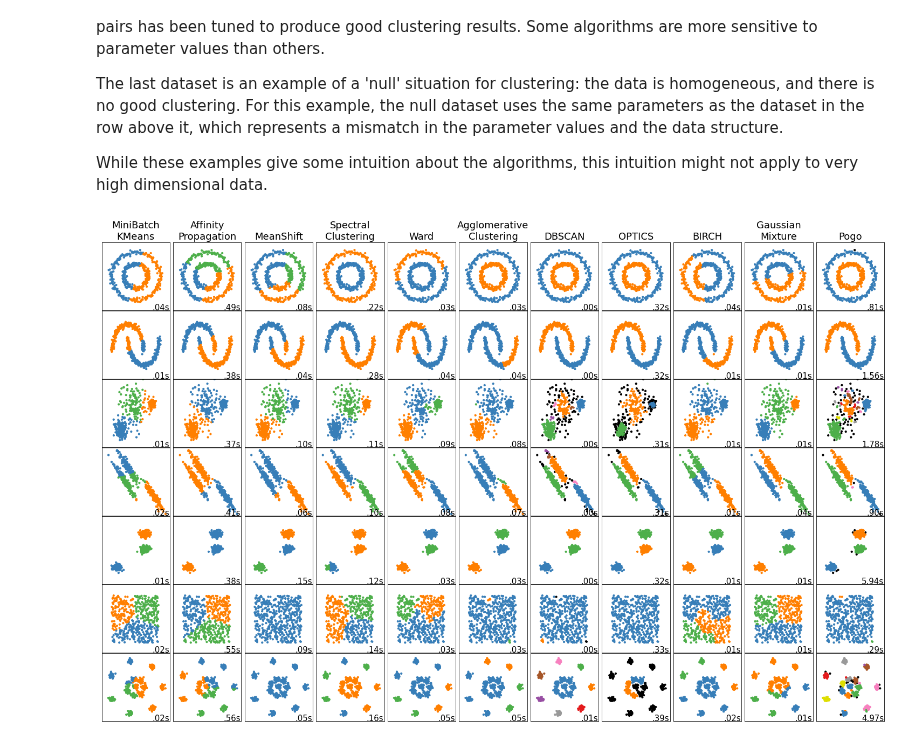
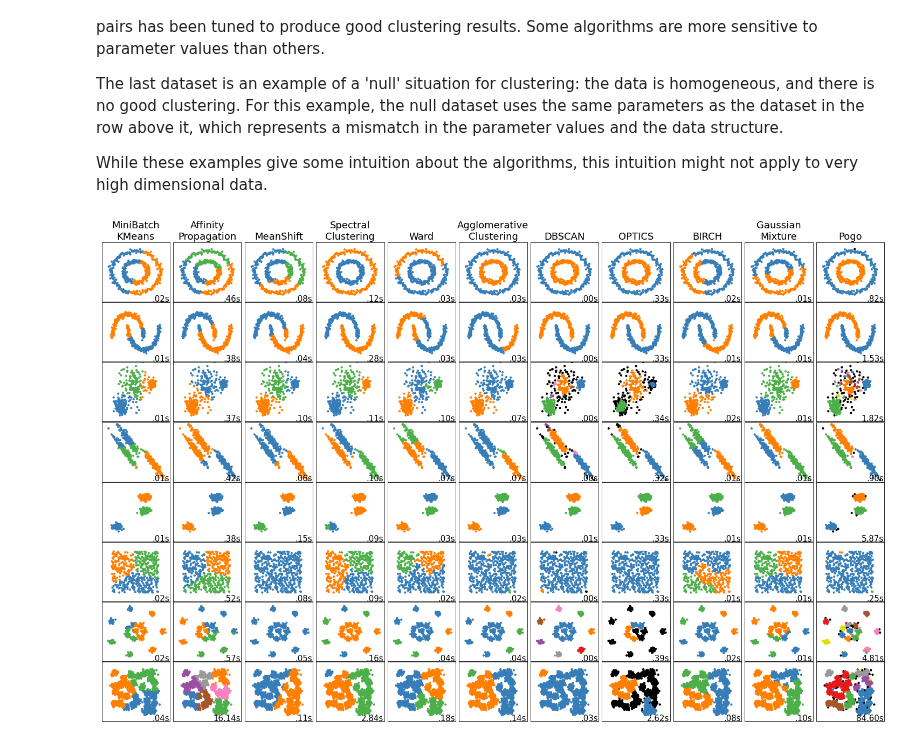
Before and after one commit to gabrielkassjohnson/parameter-free-topological-clustering, a Jupyter notebook: plot_cluster_comparison.ipynb, the cells around one changed output. Cells and saved outputs as stored; diff of their text form; code cells hidden in the pictures.

```diff
--- a/plot_cluster_comparison.ipynb
+++ b/plot_cluster_comparison.ipynb
@@ -146,8 +146,8 @@ datasets = [
     ),
     (blobs, {"min_samples": 7, "xi": 0.1, "min_cluster_size": 0.2,}),
     (no_structure, {}),
-    #(D31, {}),
     (R15, {}),
+    (D31, {}),
 
 ]
 
@@ -262,31 +262,31 @@ for i_dataset, (dataset, algo_params) in enumerate(datasets):
                             "#984ea3",
                             "#999999",
                             "#e41a1c",
                             "#dede00",
                         ]
                     ),
                     int(max(y_pred) + 1),
                 )
             )
         )
         # add black color for outliers (if any)
         colors = np.append(colors, ["#000000"])
         plt.scatter(X[:, 0], X[:, 1], s=10, color=colors[y_pred])
 
         plt.xlim(-2.5, 2.5)
         plt.ylim(-2.5, 2.5)
         plt.xticks(())
         plt.yticks(())
         plt.text(
             0.99,
             0.01,
             ("%.2fs" % (t1 - t0)).lstrip("0"),
             transform=plt.gca().transAxes,
             size=15,
             horizontalalignment="right",
         )
         plot_num += 1
 plt.savefig('plot-cluster-comparison')
 plt.show()
 # %% [output]
-[figure, old version]
+[figure, new version]
```
Also changed, not shown: 1 other file.
